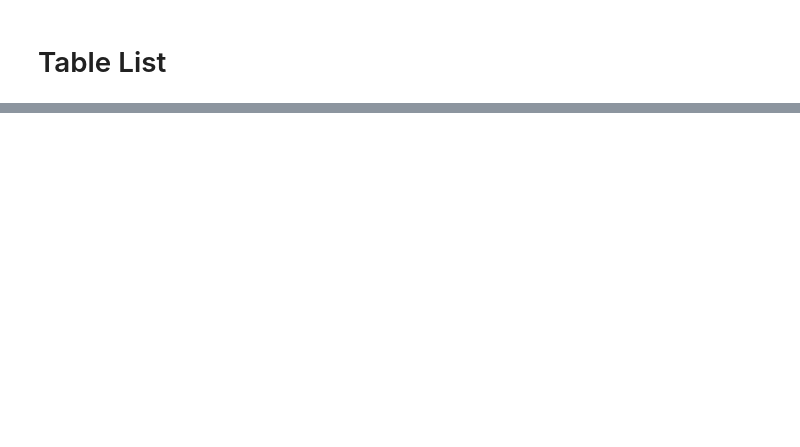
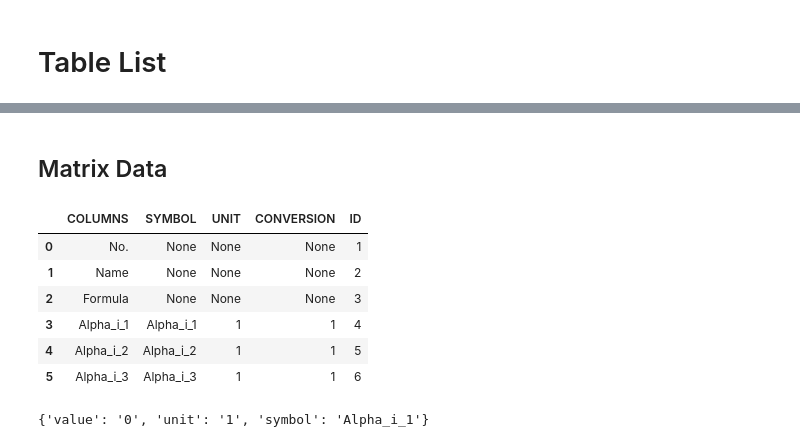
Before and after one commit to sinagilassi/PyThermoDB, a Jupyter notebook: notebooks/ref-1.ipynb, the cells around one changed output, grey strips where cells are left out. Cells and saved outputs as stored; diff of their text form; code cells hidden in the pictures; blank space fills up the shorter version.

```diff
--- a/notebooks/ref-1.ipynb
+++ b/notebooks/ref-1.ipynb
@@ -106,0 +221,17 @@ res_
+# %%
+# check component availability in the databook and table
+comp1 = "methanol"
+res_ = tdb.check_component(
+    comp1, 'NRTL', "Non-randomness parameters of the NRTL equation")
+print(res_)
+
+comp2 = "ethanol"
+res_ = tdb.check_component(
+    comp2, 'NRTL', "Non-randomness parameters of the NRTL equation")
+print(res_)
+
+# comp3
+comp3 = 'benzene'
+res_ = tdb.check_component(
+    comp3, 'NRTL', "Non-randomness parameters of the NRTL equation")
+print(res_)
@@ -106,0 +257,20 @@ res_
+# %% [markdown]
+## Matrix Data
+# %%
+# build data
+nrtl_alpha = tdb.build_matrix_data(
+    [comp1, comp2], 'NRTL', "Non-randomness parameters of the NRTL equation")
+# %%
+nrtl_alpha.matrix_data_structure()
+# %% [output]
+|  | COLUMNS | SYMBOL | UNIT | CONVERSION | ID |
+| 0 | No. | None | None | None | 1 |
+| 1 | Name | None | None | None | 2 |
+| 2 | Formula | None | None | None | 3 |
+| 3 | Alpha_i_1 | Alpha_i_1 | 1 | 1 | 4 |
+| 4 | Alpha_i_2 | Alpha_i_2 | 1 | 1 | 5 |
+| 5 | Alpha_i_3 | Alpha_i_3 | 1 | 1 | 6 |
+# %%
+print(nrtl_alpha.get_property('Alpha_i_1', comp1))
+# %% [output]
+{'value': '0', 'unit': '1', 'symbol': 'Alpha_i_1'}
```
Also changed, not shown: parts of 44 cells of this notebook, 5 other files.
